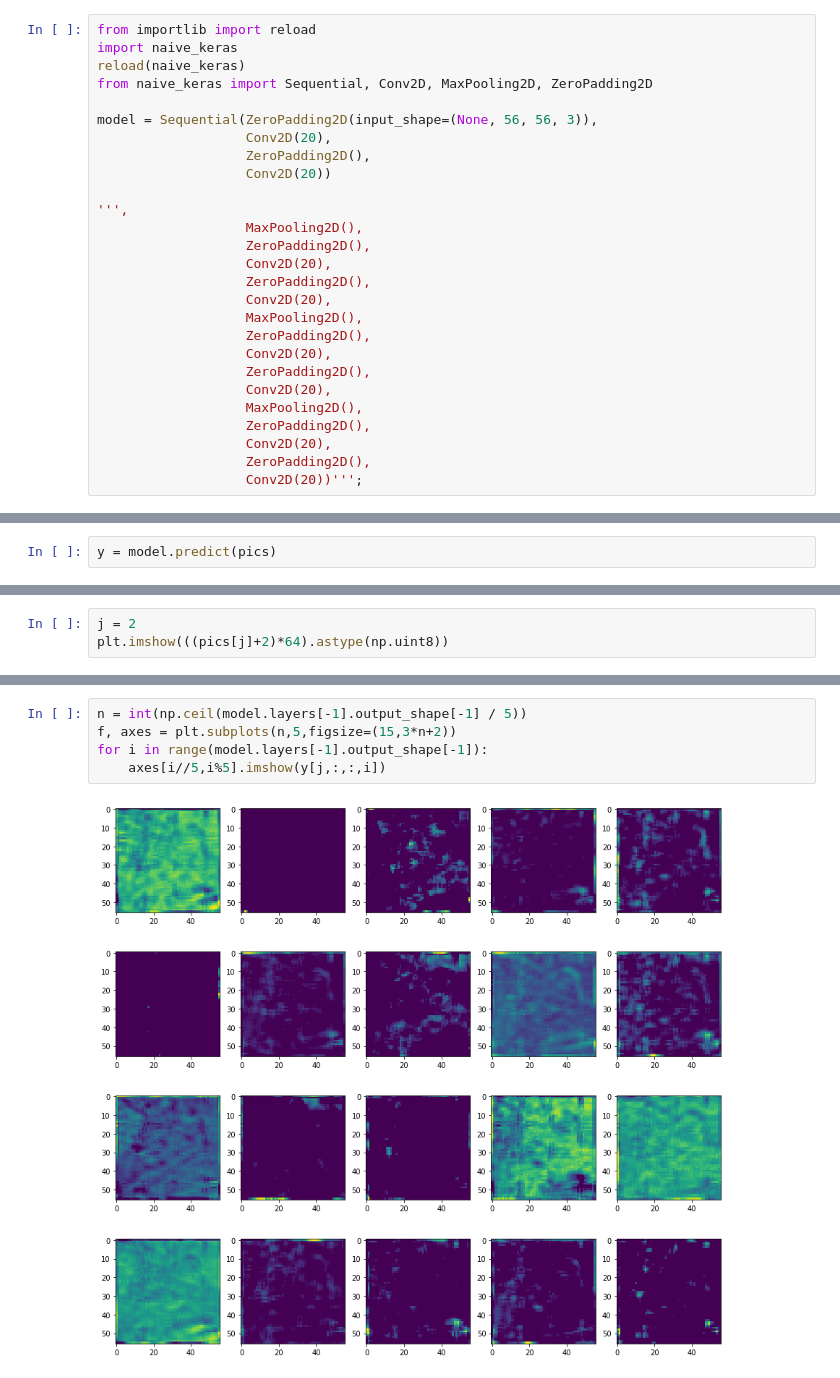
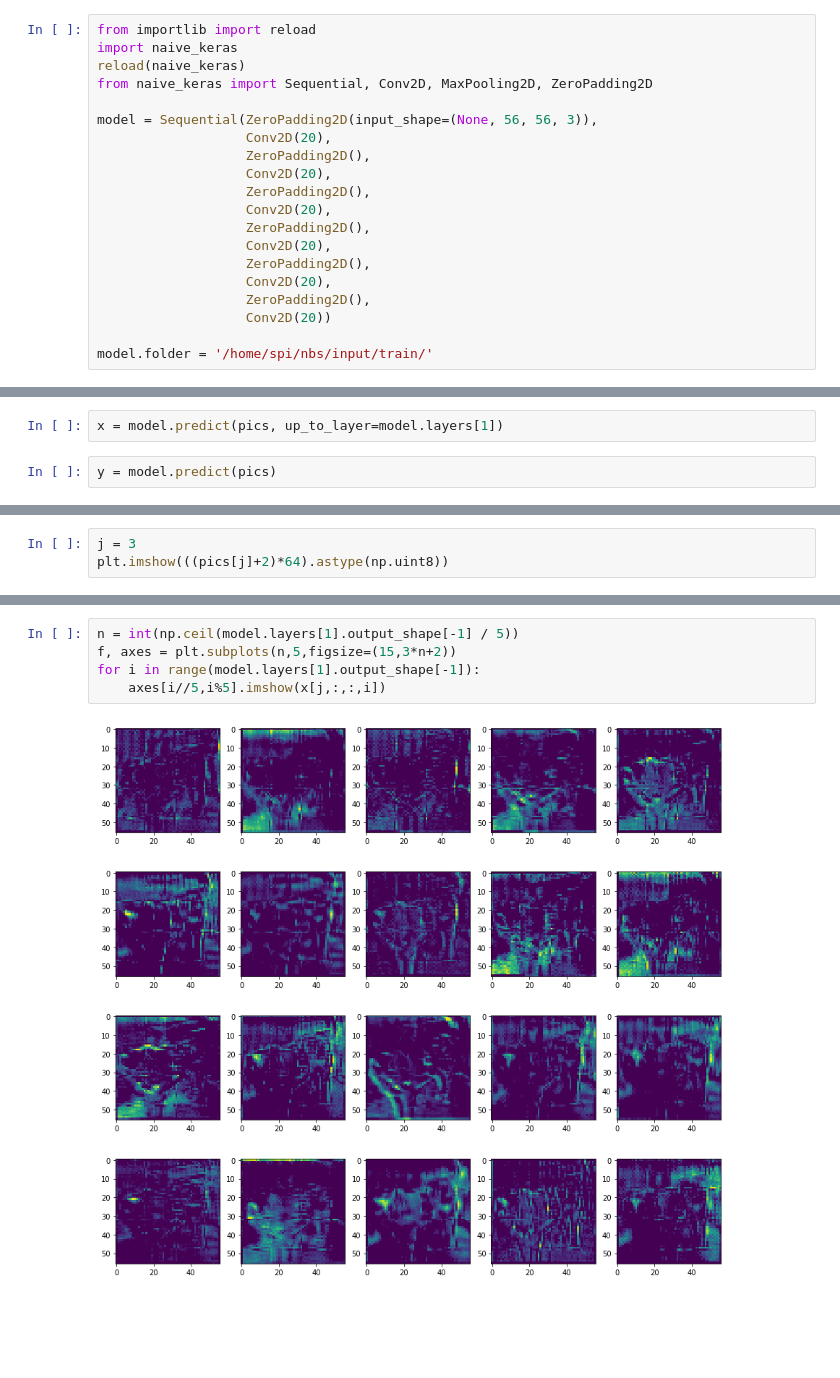
Before and after one commit to mspinaci/deep-learning-examples, a Jupyter notebook: Try without Keras.ipynb, the cells around one changed output, grey strips where cells are left out. Cells and saved outputs as stored; diff of their text form; blank space fills up the shorter version.

```diff
--- a/Try without Keras.ipynb
+++ b/Try without Keras.ipynb
@@ -35,24 +35,17 @@ from naive_keras import Sequential, Conv2D, MaxPooling2D, ZeroPadding2D
 model = Sequential(ZeroPadding2D(input_shape=(None, 56, 56, 3)),
                    Conv2D(20),
                    ZeroPadding2D(),
-                   Conv2D(20))
-
-''',
-                   MaxPooling2D(),
+                   Conv2D(20),
                    ZeroPadding2D(),
                    Conv2D(20),
                    ZeroPadding2D(),
                    Conv2D(20),
-                   MaxPooling2D(),
                    ZeroPadding2D(),
                    Conv2D(20),
                    ZeroPadding2D(),
-                   Conv2D(20),
-                   MaxPooling2D(),
-                   ZeroPadding2D(),
-                   Conv2D(20),
-                   ZeroPadding2D(),
-                   Conv2D(20))''';
+                   Conv2D(20))
+
+model.folder = '/home/spi/nbs/input/train/'
 # %%
 model.summary()
 # %% [output]
@@ -84,4 +85,6 @@ Round 19 of 20: 2.8% of the weights used
 # %%
 pics,labels = model.load_random_input(10, model.layers[0].input_shape[1:])
+# %%
+x = model.predict(pics, up_to_layer=model.layers[1])
 # %%
 y = model.predict(pics)
@@ -88,5 +98,5 @@ y = model.predict(pics)
 # %%
-j = 2
+j = 3
 plt.imshow(((pics[j]+2)*64).astype(np.uint8))
 # %% [output]
 <matplotlib.image.AxesImage at 0x...>
@@ -94,7 +104,7 @@ plt.imshow(((pics[j]+2)*64).astype(np.uint8))
 # %%
-n = int(np.ceil(model.layers[-1].output_shape[-1] / 5))
+n = int(np.ceil(model.layers[1].output_shape[-1] / 5))
 f, axes = plt.subplots(n,5,figsize=(15,3*n+2))
-for i in range(model.layers[-1].output_shape[-1]):
-    axes[i//5,i%5].imshow(y[j,:,:,i])
+for i in range(model.layers[1].output_shape[-1]):
+    axes[i//5,i%5].imshow(x[j,:,:,i])
 # %% [output]
-[figure, old version]
+[figure, new version]
```
Also changed, not shown: parts of 8 cells of this notebook, 1 other file.
